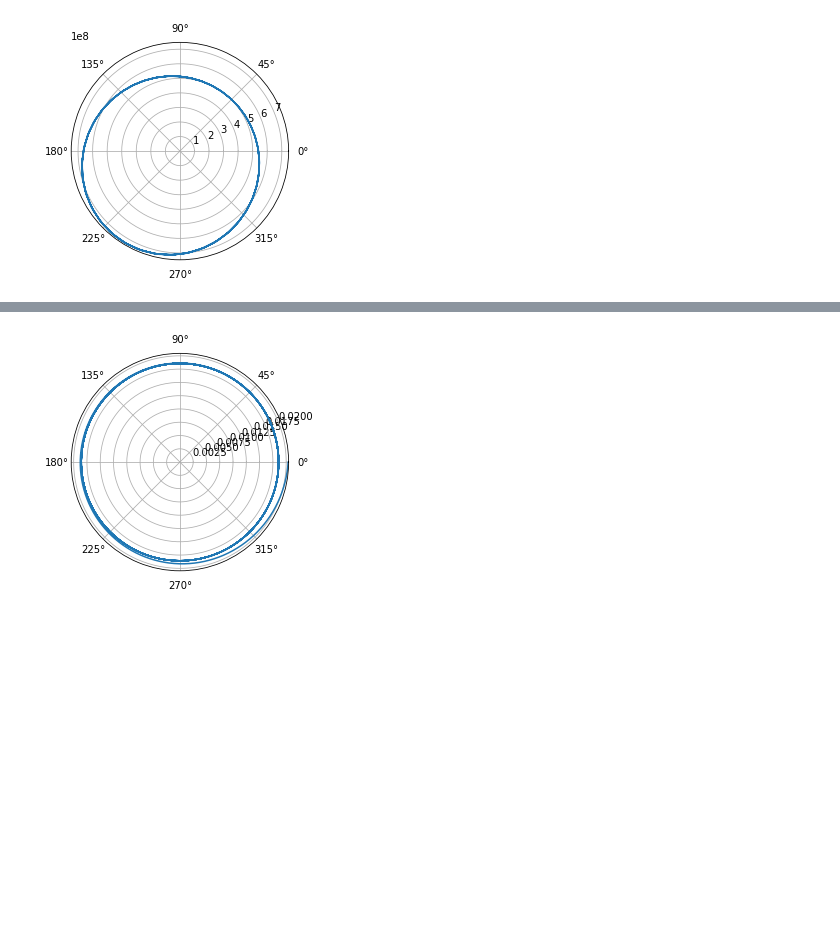
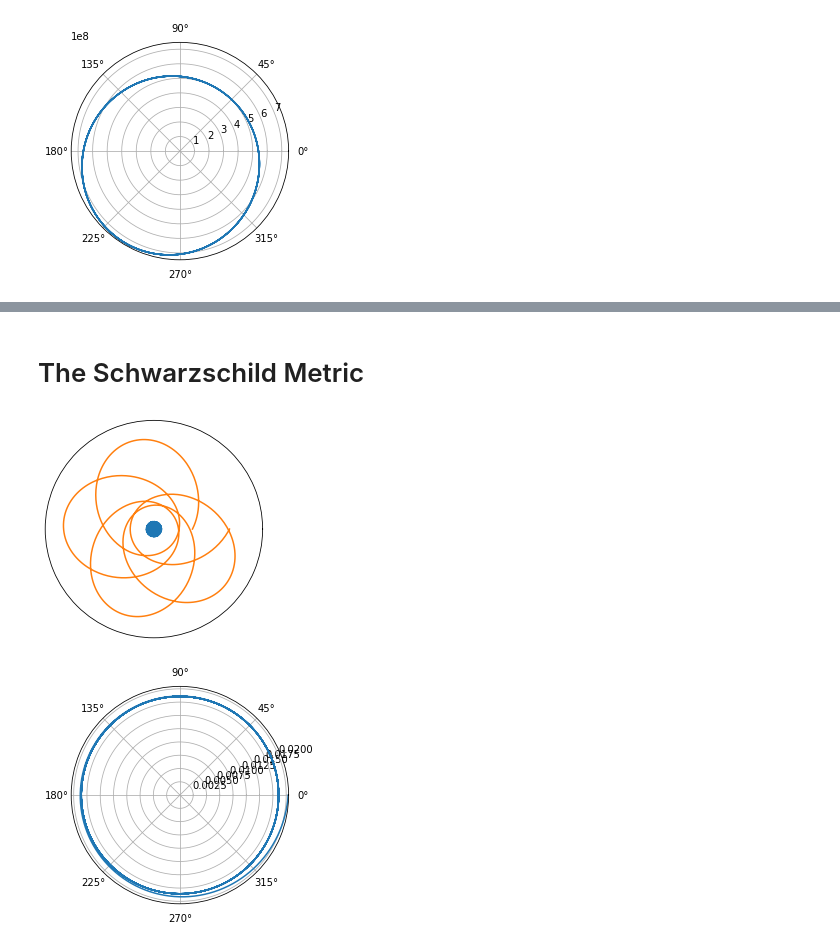
Before and after one commit to aidanjjoyce/Black-Hole-Simulations, a Jupyter notebook: Black_Hole_Simulations.ipynb, the cells around one changed output, grey strips where cells are left out. Cells and saved outputs as stored; diff of their text form; code cells hidden in the pictures; blank space fills up the shorter version.

```diff
--- a/Black_Hole_Simulations.ipynb
+++ b/Black_Hole_Simulations.ipynb
@@ -47,3 +58,43 @@ plt.show()
+# %% [markdown]
+
+# The Schwarzschild Metric
+# %%
+#Schwarzschild gravity precession
+
+#Defines the ODE describing radius change, r, with angle, p, in the
+#Schwarzschild metric
+
+def shape_eqn(r, p, G, M, c, h):
+  return [r[1], 2/r[0]*r[1]**2 + r[0] - G*M*r[0]**2/h**2 - 3*G*M/c**2]
+
+#Calculates the Schwarzschild radius for given G, M, c
+
+G, M, c = 7e-11, 6e24, 3e8
+Rs = 2*G*M/c**2
+
+#Plots the event horizon of the black hole
+
+fig, ax = plt.subplots(subplot_kw={'projection': 'polar'})
+ps = np.linspace(0, 932*np.pi,2000)
+ax.plot(ps,[i * Rs / samples for i in range(0, 2000, 1) ])
+ax.set_rticks([])
+ax.set_xticks([])
+ax.grid(False)
+
+#Plots an orbit with given initial radius, dr/dp, and h
+
+r0 = [10*Rs,5*Rs]                              #Initial radius and dr/dp
+hCirc = np.sqrt(G*M*r0[0]**2/(r0[0] - 3*Rs/2)) #h required for circular orbit
+h = 1*hCirc
+samples = 1000
+ps = np.linspace(0,10*np.pi,samples)
+rs = odeint(shape_eqn, r0, ps, args=(G,M,c,h))
+ax.plot(ps, rs[:,0])
+ax.set_rmax(1.2*np.amax(rs))
+
+plt.show()
+# %% [output]
+[figure, added]
 # %%
 ##Schwarzschild gravity infall
 
```
Also changed, not shown: parts of 13 cells of this notebook.
